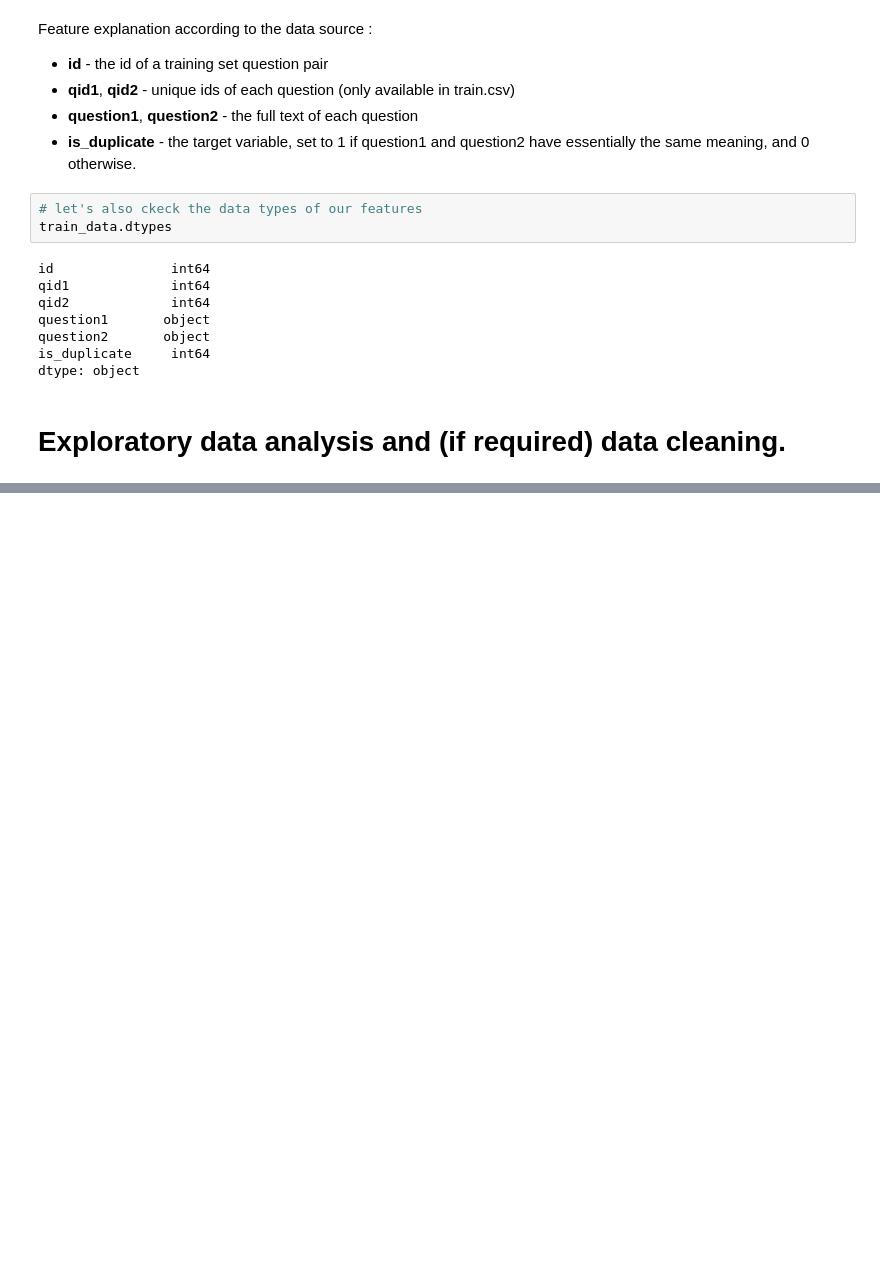
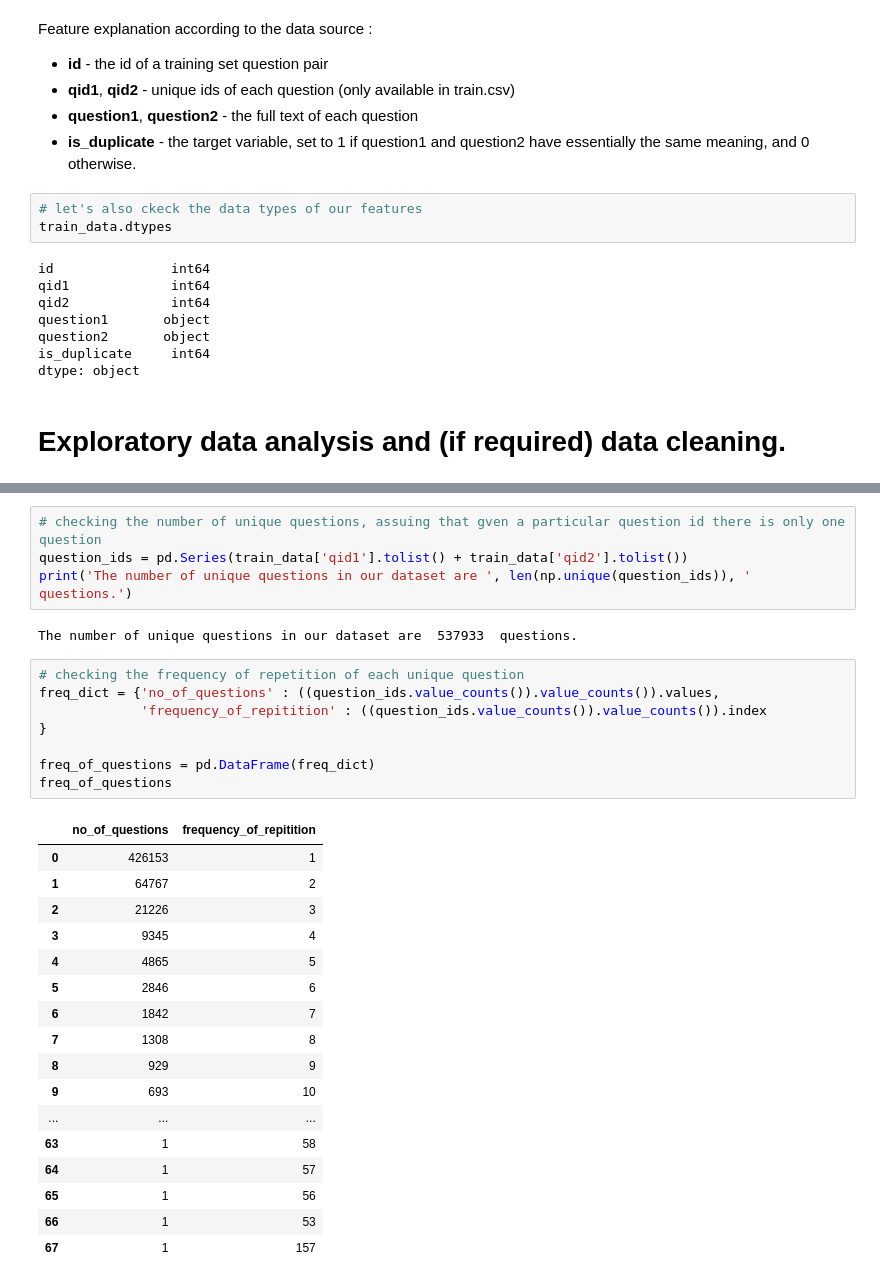
Before and after one commit to Titashmkhrj/Quora-question-pair-similarity-detection, a Jupyter notebook: modelling_questions.ipynb, the cells around one changed output, grey strips where cells are left out. Saved outputs shown, nothing was run; the diff lists cells and outputs as text; blank space fills up the shorter version.

```diff
--- a/modelling_questions.ipynb
+++ b/modelling_questions.ipynb
@@ -80,0 +113,32 @@ dtype: object
+# %%
+# checking the number of unique questions, assuing that gven a particular question id there is only one question
+question_ids = pd.Series(train_data['qid1'].tolist() + train_data['qid2'].tolist())
+print('The number of unique questions in our dataset are ', len(np.unique(question_ids)), ' questions.')
+# %% [output]
+The number of unique questions in our dataset are  537933  questions.
+# %%
+# checking the frequency of repetition of each unique question
+freq_dict = {'no_of_questions' : ((question_ids.value_counts()).value_counts()).values,
+             'frequency_of_repitition' : ((question_ids.value_counts()).value_counts()).index
+}
+
+freq_of_questions = pd.DataFrame(freq_dict)
+freq_of_questions
+# %% [output]
+|  | no_of_questions | frequency_of_repitition |
+| 0 | 426153 | 1 |
+| 1 | 64767 | 2 |
+| 2 | 21226 | 3 |
+| 3 | 9345 | 4 |
+| 4 | 4865 | 5 |
+| 5 | 2846 | 6 |
+| 6 | 1842 | 7 |
+| 7 | 1308 | 8 |
+| 8 | 929 | 9 |
+| 9 | 693 | 10 |
+| ... | ... | ... |
+| 63 | 1 | 58 |
+| 64 | 1 | 57 |
+| 65 | 1 | 56 |
+| 66 | 1 | 53 |
+| 67 | 1 | 157 |
```
Also changed, not shown: parts of 5 cells of this notebook.
